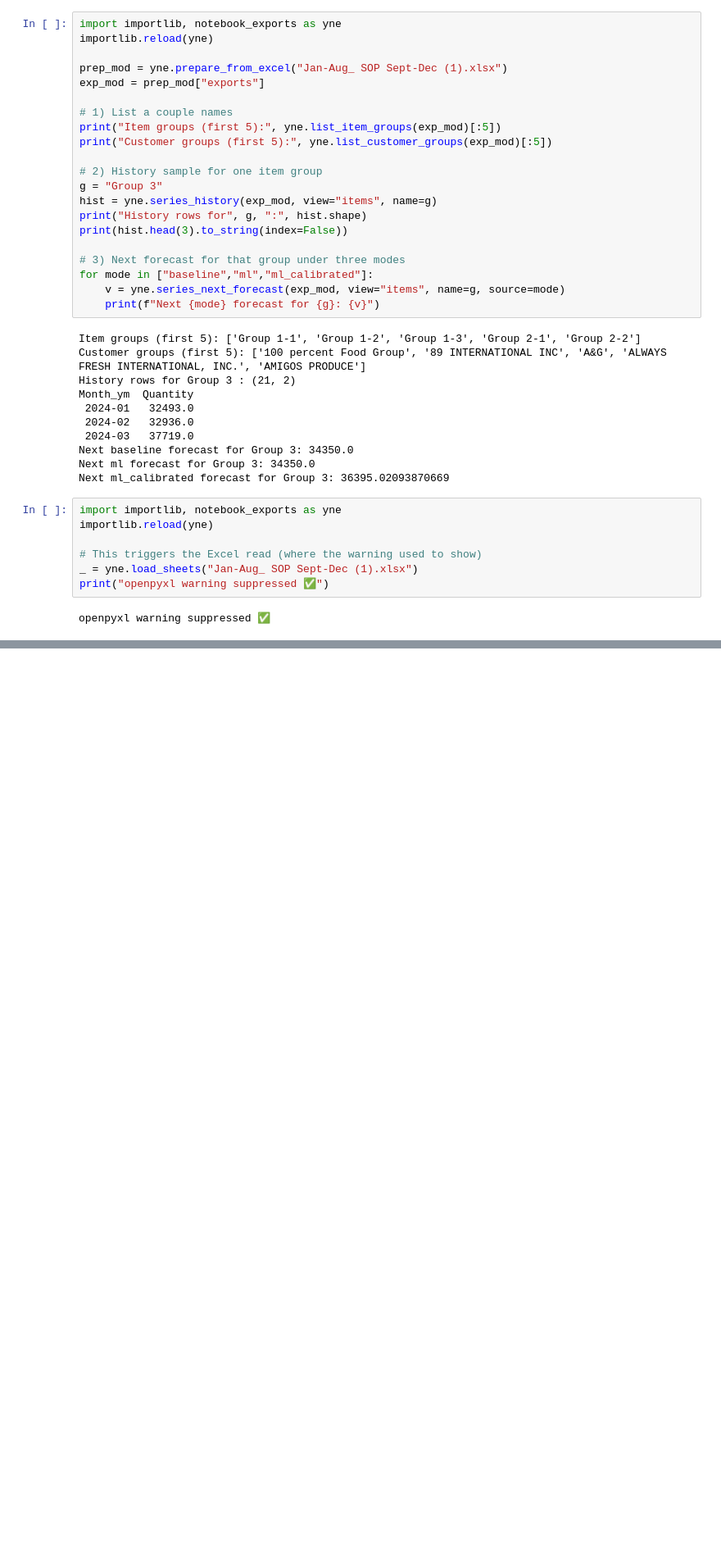
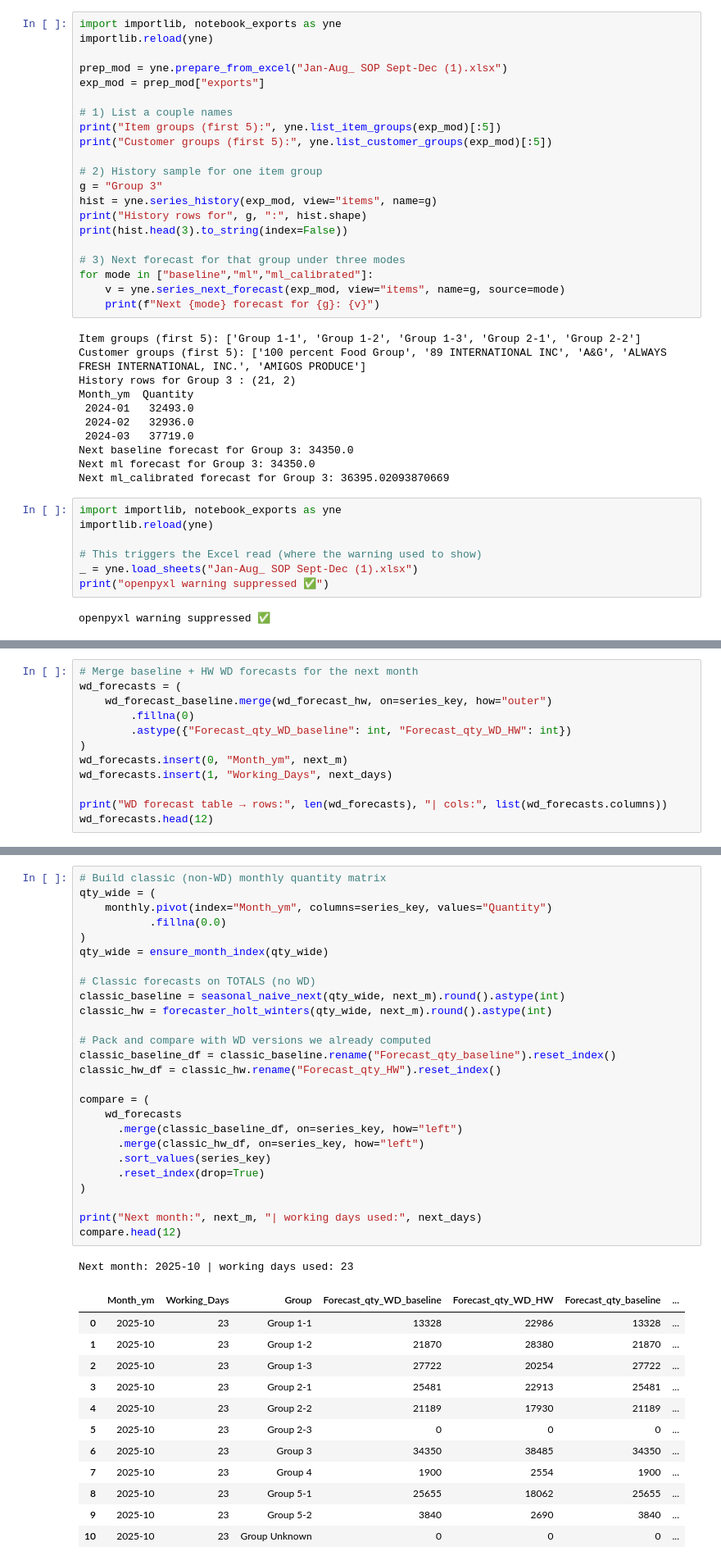
Before and after one commit to GarlandAI/Demand-Forecast, a Jupyter notebook: notebooks/Demand Forecasting Portal.ipynb, the cells around one changed output, grey strips where cells are left out. Shown at 82% size. Drawn from its saved outputs; the diff is of its cells as text; blank space fills up the shorter version.

```diff
--- a/notebooks/Demand Forecasting Portal.ipynb
+++ b/notebooks/Demand Forecasting Portal.ipynb
@@ -2415,0 +2657,12 @@ openpyxl warning suppressed ✅
+# %%
+# Merge baseline + HW WD forecasts for the next month
+wd_forecasts = (
+    wd_forecast_baseline.merge(wd_forecast_hw, on=series_key, how="outer")
+        .fillna(0)
+        .astype({"Forecast_qty_WD_baseline": int, "Forecast_qty_WD_HW": int})
+)
+wd_forecasts.insert(0, "Month_ym", next_m)
+wd_forecasts.insert(1, "Working_Days", next_days)
+
+print("WD forecast table → rows:", len(wd_forecasts), "| cols:", list(wd_forecasts.columns))
+wd_forecasts.head(12)
@@ -2415,0 +2683,40 @@ openpyxl warning suppressed ✅
+# %%
+# Build classic (non-WD) monthly quantity matrix
+qty_wide = (
+    monthly.pivot(index="Month_ym", columns=series_key, values="Quantity")
+           .fillna(0.0)
+)
+qty_wide = ensure_month_index(qty_wide)
+
+# Classic forecasts on TOTALS (no WD)
+classic_baseline = seasonal_naive_next(qty_wide, next_m).round().astype(int)
+classic_hw = forecaster_holt_winters(qty_wide, next_m).round().astype(int)
+
+# Pack and compare with WD versions we already computed
+classic_baseline_df = classic_baseline.rename("Forecast_qty_baseline").reset_index()
+classic_hw_df = classic_hw.rename("Forecast_qty_HW").reset_index()
+
+compare = (
+    wd_forecasts
+      .merge(classic_baseline_df, on=series_key, how="left")
+      .merge(classic_hw_df, on=series_key, how="left")
+      .sort_values(series_key)
+      .reset_index(drop=True)
+)
+
+print("Next month:", next_m, "| working days used:", next_days)
+compare.head(12)
+# %% [output]
+Next month: 2025-10 | working days used: 23
+|  | Month_ym | Working_Days | Group | Forecast_qty_WD_baseline | Forecast_qty_WD_HW | Forecast_qty_baseline | ... |
+| 0 | 2025-10 | 23 | Group 1-1 | 13328 | 22986 | 13328 | ... |
+| 1 | 2025-10 | 23 | Group 1-2 | 21870 | 28380 | 21870 | ... |
+| 2 | 2025-10 | 23 | Group 1-3 | 27722 | 20254 | 27722 | ... |
+| 3 | 2025-10 | 23 | Group 2-1 | 25481 | 22913 | 25481 | ... |
+| 4 | 2025-10 | 23 | Group 2-2 | 21189 | 17930 | 21189 | ... |
+| 5 | 2025-10 | 23 | Group 2-3 | 0 | 0 | 0 | ... |
+| 6 | 2025-10 | 23 | Group 3 | 34350 | 38485 | 34350 | ... |
+| 7 | 2025-10 | 23 | Group 4 | 1900 | 2554 | 1900 | ... |
+| 8 | 2025-10 | 23 | Group 5-1 | 25655 | 18062 | 25655 | ... |
+| 9 | 2025-10 | 23 | Group 5-2 | 3840 | 2690 | 3840 | ... |
+| 10 | 2025-10 | 23 | Group Unknown | 0 | 0 | 0 | ... |
```
Also changed, not shown: parts of 24 cells of this notebook, 3 other files.
